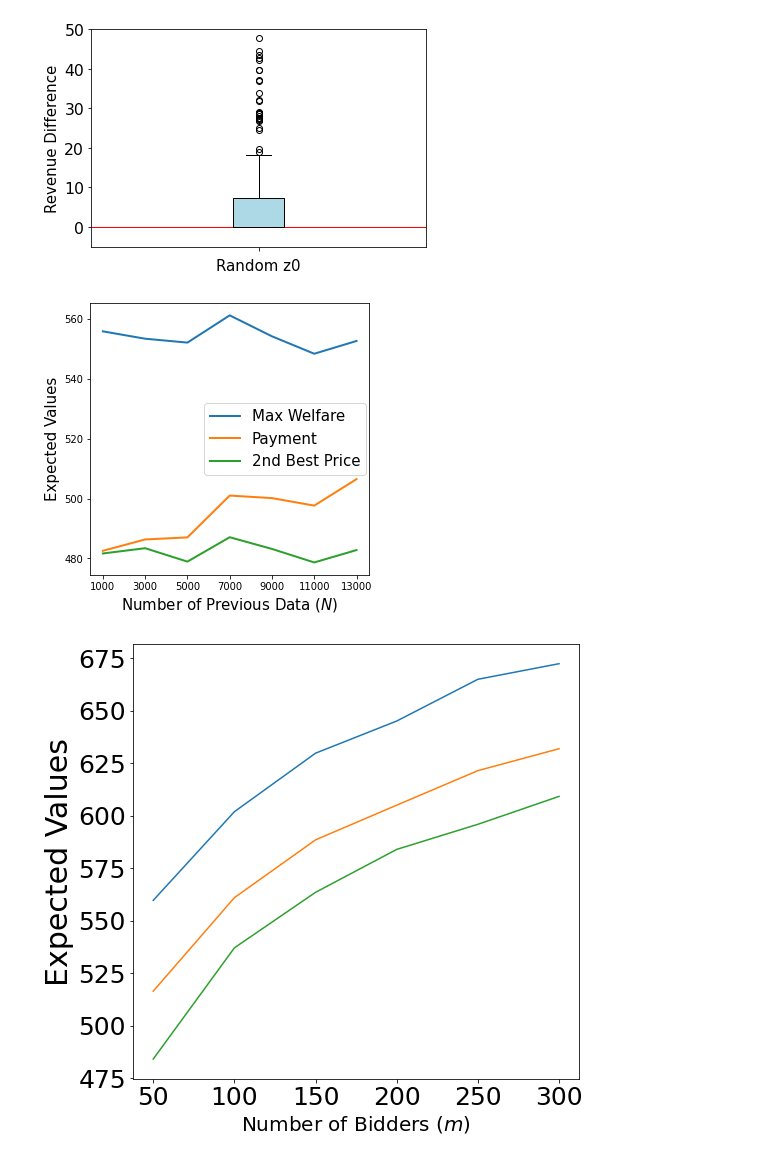
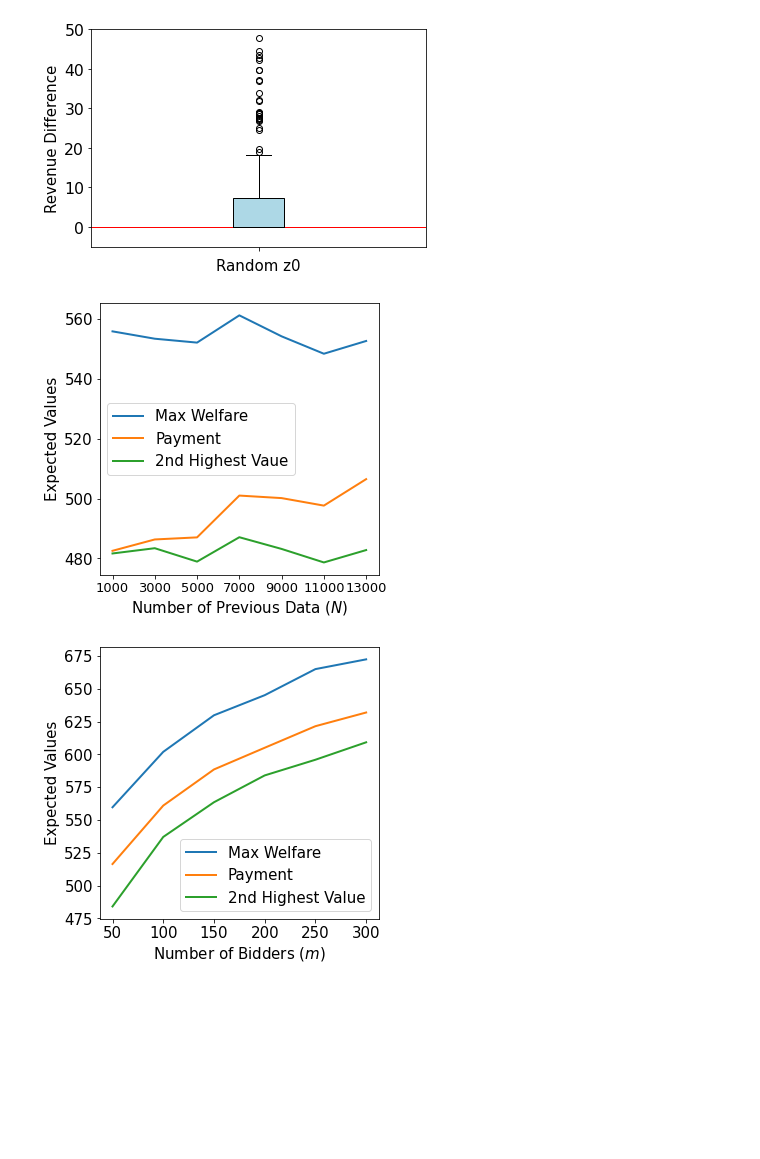
Before and after one commit to JialeHan22/Conformal-Online-Auction-Design, a Jupyter notebook: simulation_high_1.ipynb, the cells around one changed output. Drawn from its saved outputs; the diff is of its cells as text; code cells hidden in the pictures; blank space fills up the shorter version.

```diff
--- a/simulation_high_1.ipynb
+++ b/simulation_high_1.ipynb
@@ -417,7 +417,7 @@ plt.plot(N_values[0:7], results["sb_value"][0:7], label="2nd Highest Vaue", line
 plt.xlabel("Number of Previous Data ($N$)", fontsize=15)
 plt.ylabel("Expected Values", fontsize=15)
 
-# 设置图例和字体大小  bbox_to_anchor=(0.38, 0.5),
+# 设置图例和字体大小,bbox_to_anchor=(0.38, 0.5),
 plt.legend(fontsize=15,  loc='center left')
 
 # 设置横坐标为对数尺度，并确保刻度清晰
@@ -425,11 +425,11 @@ plt.legend(fontsize=15,  loc='center left')
 
 # 设置刻度标签的字体大小
 plt.xticks(N_values[0:7], labels=[str(N) for N in N_values[0:7]], fontsize=30)
-plt.yticks(fontsize=10)
-plt.xticks(fontsize=10)
+plt.yticks(fontsize=15)
+plt.xticks(fontsize=13)
 plt.show()
 # %% [output]
-[figure, old version]
+[figure, new version]
 # %%
 np.random.seed(1)
 random.seed(1)
@@ -549,18 +549,18 @@ for m in m_values:
 # %%
 ###
 # 绘制结果图
-plt.figure(figsize=(8, 8))
+plt.figure(figsize=(5, 5))
 plt.plot(m_values, results_m["max_welfare"], label="Max Welfare", linewidth=2)
 plt.plot(m_values, results_m["payment"], label="Payment", linewidth=2)
 plt.plot(m_values, results_m["y_value"], label="2nd Highest Value", linewidth=2)
 
-plt.xlabel("Number of Bidders $(m)$", fontsize=20)
-plt.ylabel("Expected Values", fontsize=30)
-plt.yticks(fontsize=25)
-plt.xticks(fontsize=25)
+plt.xlabel("Number of Bidders $(m)$", fontsize=15)
+plt.ylabel("Expected Values", fontsize=15)
+plt.yticks(fontsize=15)
+plt.xticks(fontsize=15)
 plt.title("")#Average Payment, 2nd Best Price, and Max Welfare for Different m Values
-# 设置图例和字体大小
-#plt.legend(fontsize=20, bbox_to_anchor=(0.0, 1), loc='upper left')
+# 设置图例和字体大小, bbox_to_anchor=(0.0, 1), loc='upper left'
+plt.legend(fontsize=15)
 plt.show()
 # %% [output]
-[figure, old version]
+[figure, new version]
```
